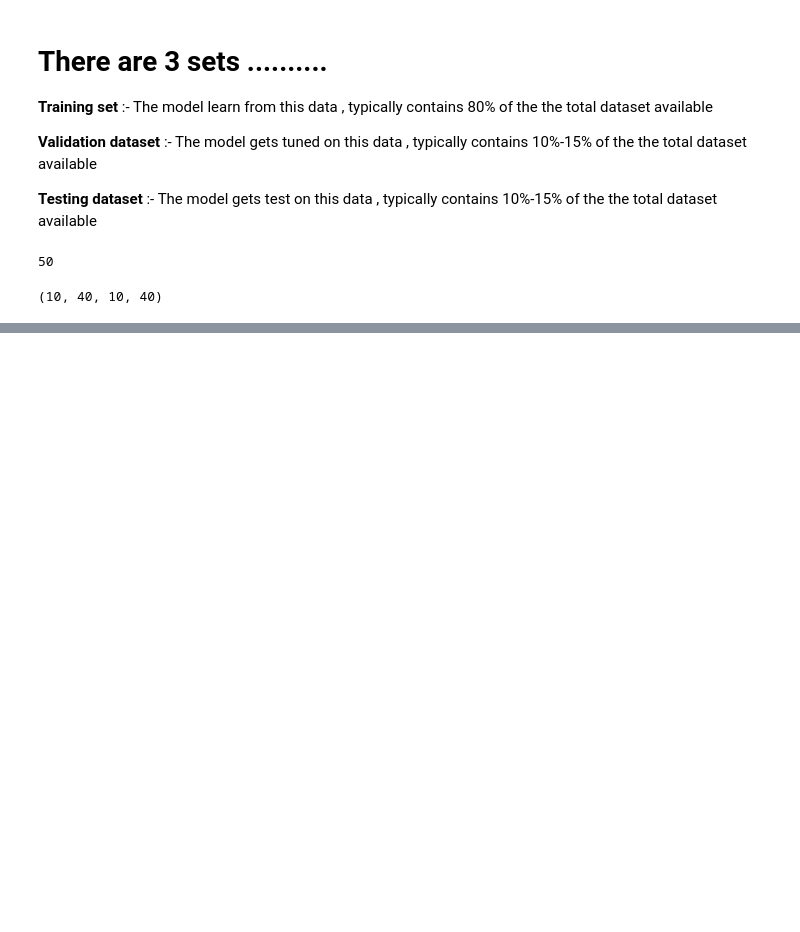
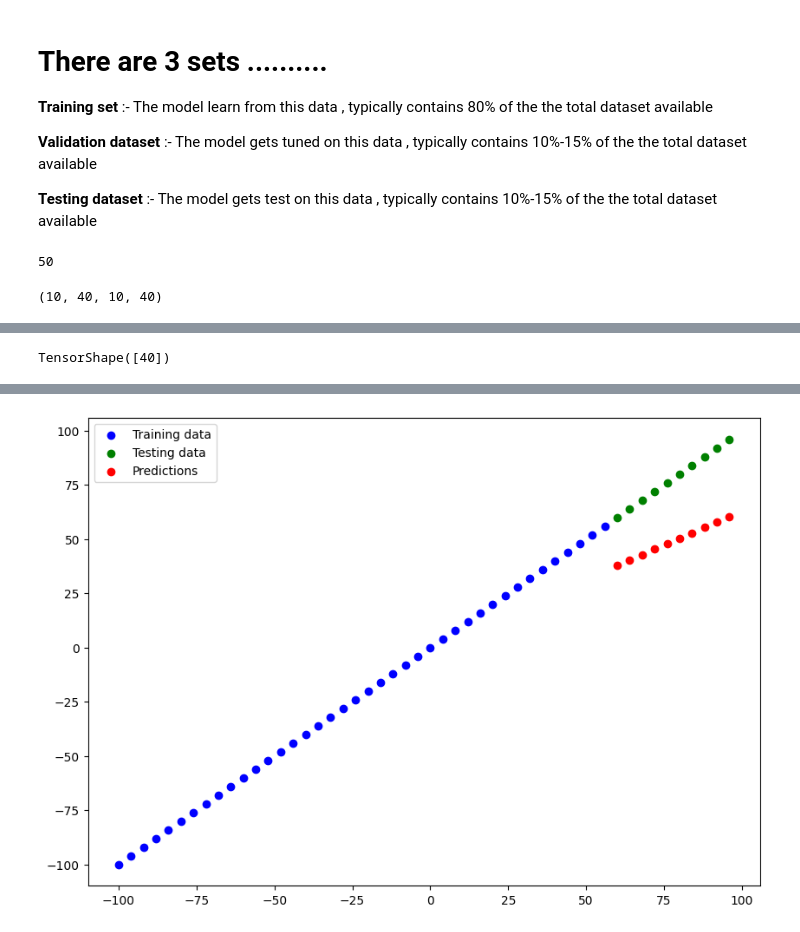
Before and after one commit to ajitesh68/machine-learning-practice-, a Jupyter notebook: TF002_Neural_Network.ipynb, the cells around one changed output, grey strips where cells are left out. Drawn from its saved outputs; the diff is of its cells as text; code cells hidden in the pictures; blank space fills up the shorter version.

```diff
--- a/TF002_Neural_Network.ipynb
+++ b/TF002_Neural_Network.ipynb
@@ -519,0 +515,25 @@ plot_prediction()
+# %%
+tf.random.set_seed(42)
+
+#build the model
+model_2 = tf.keras.Sequential([
+    tf.keras.layers.Dense(10),
+    tf.keras.layers.Dense(1)
+]
+)
+
+#compile the model
+
+model_2.compile(loss=tf.keras.losses.mae,
+                metrics=["mse"],
+                optimizer=tf.keras.optimizers.SGD())
+
+#fit the model
+# model_2.fit(tf.expand_dims(x_train, axis=-1), y_train , epochs=100)
+
+x_train = tf.reshape(x_train, (-1, 1))  # Reshape (40,) → (40, 1)
+model_2.fit(x_train, y_train, epochs=100)
+# Your model expects input with an extra dimension (e.g., (batch, timesteps, channels)), but x_train is missing it
+# Working Code: tf.expand_dims(x_train, axis=-1) adds the missing dimension (e.g., from (1000, 10) to (1000, 10, 1)).
+
+#(Example: If your first layer is Conv1D, it needs 3D input—so your fix is correct!)
@@ -519,0 +574,10 @@ plot_prediction()
+# %%
+x_train.shape
+# %% [output]
+TensorShape([40])
+# %%
+y_preds_2 = model_2.predict(x_test)
+plot_predictions(predictions=y_preds_2)
+
+#red dots should be plot close to the green dots in order to claim a better model
+# %% [output]
@@ -519,0 +585 @@ plot_prediction()
+[figure, added]
```
Also changed, not shown: parts of 48 cells of this notebook.
